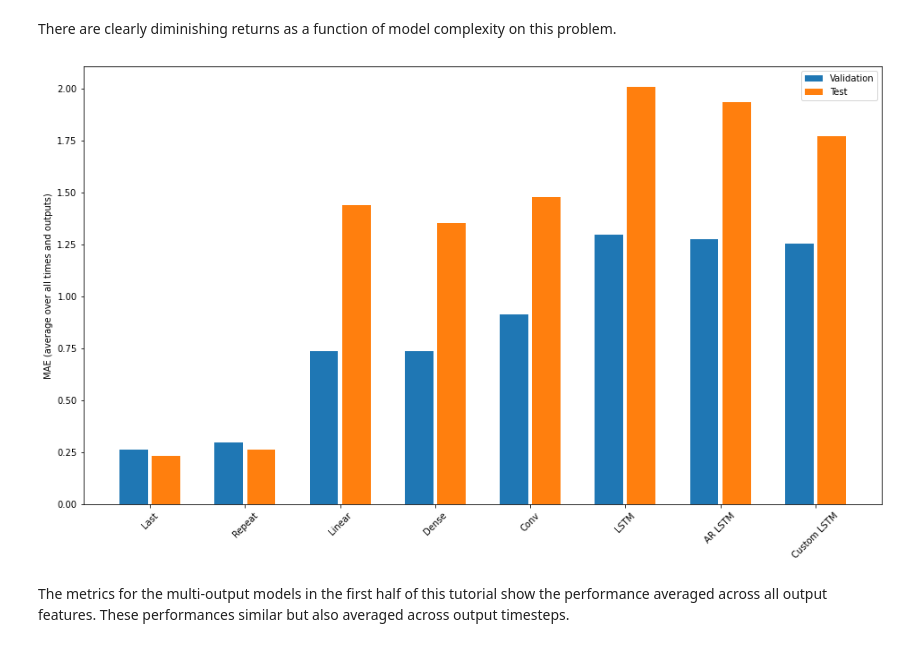
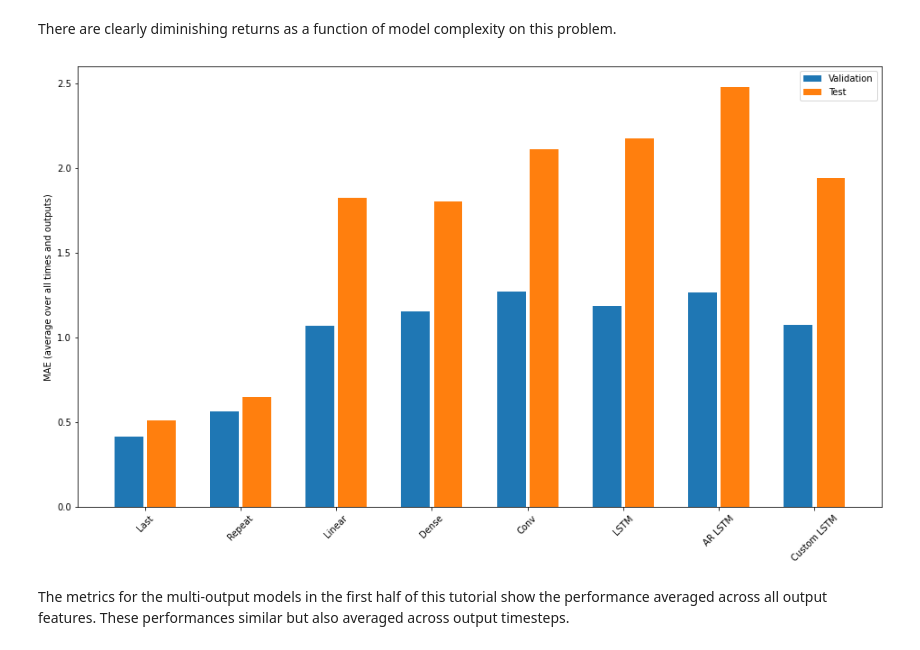
Before and after one commit to neuralnetes/notebooks, a Jupyter notebook: time-series/yfinance.ipynb, the cells around one changed output. Drawn from its saved outputs; the diff is of its cells as text; code cells hidden in the pictures.

```diff
--- a/time-series/yfinance.ipynb
+++ b/time-series/yfinance.ipynb
@@ -67,5 +102,30 @@ This dataset contains features (high, low, open, close, volume) for each given t
 # %%
-tickers = ['FB', 'AAPL', 'AMZN', 'NFLX', 'GOOGL', 'QQQ', 'TQQQ', 'SPY', 'TSLA', 'BABA', 'JETS', 'COST', 'AMD', 'NVDA', 'DIS', 'WWR', 'SNAP', 'SE']
+tickers = [
+    'FB',
+    'AAPL',
+    'AMZN',
+    'NFLX',
+    'GOOGL',
+    'QQQ',
+    'SPY',
+    'IWM',
+    'TSLA',
+    'COST',
+    'ADBE',
+    'MSFT',
+    'WMT',
+    'TWTR',
+    'AMD',
+    'NVDA',
+    'DOCU',
+    'OKTA',
+    'SHOP',
+    'BIDU',
+    'BABA',
+    'GME',
+    'WWR',
+    'CHGG'
+]
 tickers
 # %% [output]
 ['FB',
@@ -127,2 +188,0 @@ def yfinance_download(tickers, period, interval):
-# %%
-yfinance_df = yfinance_download(tickers, '6mo', '1h')
@@ -1225,8 +1285,8 @@ For the multi-step model, the training data again consists of hourly samples. Ho
 
 Here is a `Window` object that generates these slices from the dataset:
 # %%
-OUT_STEPS = 7
-multi_window = WindowGenerator(input_width=7,
+OUT_STEPS = 7 * 5
+multi_window = WindowGenerator(input_width=7 * 5,
                                label_width=OUT_STEPS,
                                shift=OUT_STEPS)
 
@@ -1520,11 +1582,11 @@ multi_custom_lstm_model = tf.keras.Sequential([
     # Avg Pooling
     tf.keras.layers.AveragePooling1D(pool_size=2, strides=None, padding='same'),
     # Dropout
-    tf.keras.layers.Dropout(.6),
+    tf.keras.layers.Dropout(.2),
     # Adding more `lstm_units` just overfits more quickly.
-    tf.keras.layers.LSTM(32, return_sequences=True),
-    tf.keras.layers.LSTM(32, return_sequences=True),
-    tf.keras.layers.LSTM(32, return_sequences=False),
+    tf.keras.layers.Bidirectional(tf.keras.layers.LSTM(32, return_sequences=True, dropout=.6)),
+    tf.keras.layers.Bidirectional(tf.keras.layers.LSTM(32, return_sequences=True, dropout=.6)),
+    tf.keras.layers.Bidirectional(tf.keras.layers.LSTM(32, return_sequences=False, dropout=.6)),
     # Shape => [batch, out_steps*features]
     tf.keras.layers.Dense(OUT_STEPS*num_features,
                           kernel_initializer=tf.initializers.zeros),
@@ -1549,21 +1611,21 @@ There are clearly diminishing returns as a function of model complexity on this
 # %%
 x = np.arange(len(multi_performance))
 width = 0.3
 
 
 metric_name = 'mean_absolute_error'
-metric_index = lstm_model.metrics_names.index('mean_absolute_error')
+metric_index = multi_custom_lstm_model.metrics_names.index('mean_absolute_error')
 val_mae = [v[metric_index] for v in multi_val_performance.values()]
 test_mae = [v[metric_index] for v in multi_performance.values()]
 
 plt.bar(x - 0.17, val_mae, width, label='Validation')
 plt.bar(x + 0.17, test_mae, width, label='Test')
 plt.xticks(ticks=x, labels=multi_performance.keys(),
            rotation=45)
 plt.ylabel(f'MAE (average over all times and outputs)')
 _ = plt.legend()
 # %% [output]
-[figure, old version]
+[figure, new version]
 # %% [markdown]
 The metrics for the multi-output models in the first half of this tutorial show the performance averaged across all output features. These performances similar but also averaged across output timesteps.
 # %%
```
Also changed, not shown: parts of 70 cells of this notebook, 1 other file.
